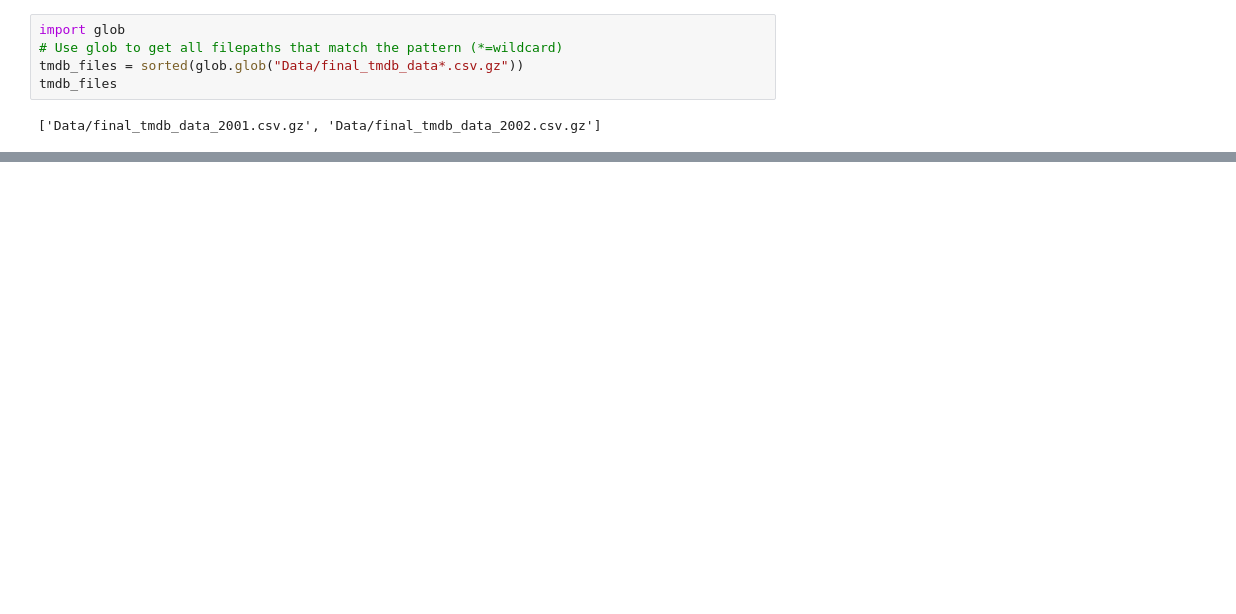
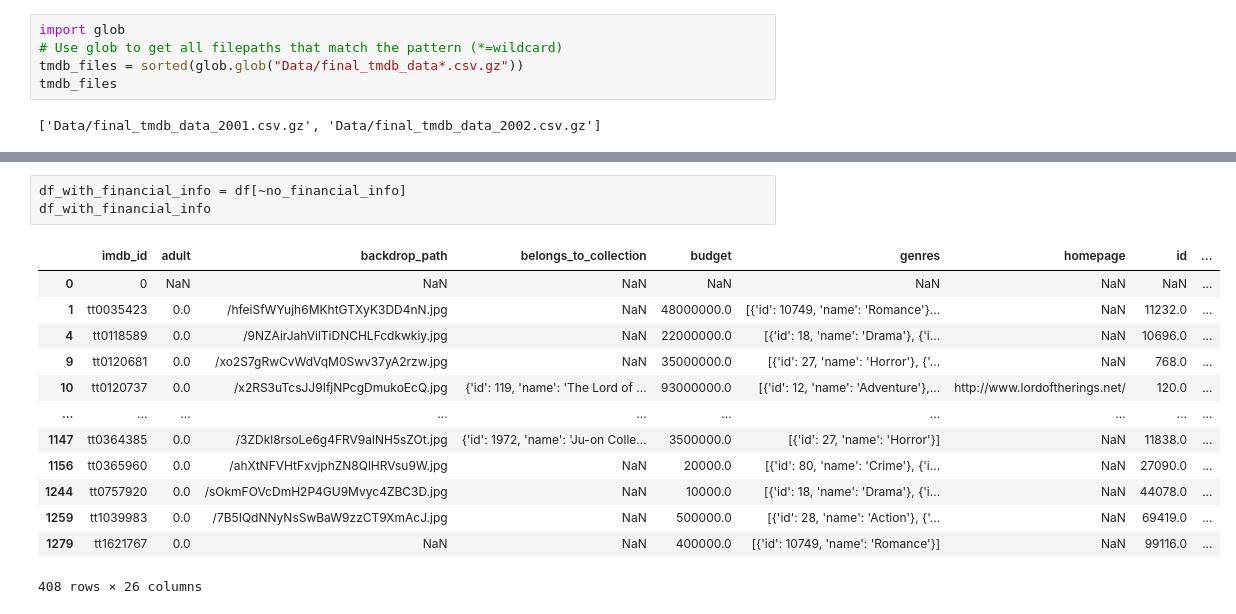
Before and after one commit to donmarcolaureano/Movie-Database, a Jupyter notebook: Financial_Data_EDA.ipynb, the cells around one changed output, grey strips where cells are left out. Saved outputs shown, nothing was run; the diff lists cells and outputs as text; blank space fills up the shorter version.

```diff
--- a/Financial_Data_EDA.ipynb
+++ b/Financial_Data_EDA.ipynb
@@ -210,0 +236,17 @@ Name: budget, Length: 198, dtype: int64
+# %%
+df_with_financial_info = df[~no_financial_info]
+df_with_financial_info
+# %% [output]
+|  | imdb_id | adult | backdrop_path | belongs_to_collection | budget | genres | homepage | id | ... |
+| 0 | 0 | NaN | NaN | NaN | NaN | NaN | NaN | NaN | ... |
+| 1 | tt0035423 | 0.0 | /hfeiSfWYujh6MKhtGTXyK3DD4nN.jpg | NaN | 48000000.0 | [{'id': 10749, 'name': 'Romance'}... | NaN | 11232.0 | ... |
+| 4 | tt0118589 | 0.0 | /9NZAirJahVilTiDNCHLFcdkwkiy.jpg | NaN | 22000000.0 | [{'id': 18, 'name': 'Drama'}, {'i... | NaN | 10696.0 | ... |
+| 9 | tt0120681 | 0.0 | /xo2S7gRwCvWdVqM0Swv37yA2rzw.jpg | NaN | 35000000.0 | [{'id': 27, 'name': 'Horror'}, {'... | NaN | 768.0 | ... |
+| 10 | tt0120737 | 0.0 | /x2RS3uTcsJJ9IfjNPcgDmukoEcQ.jpg | {'id': 119, 'name': 'The Lord of ... | 93000000.0 | [{'id': 12, 'name': 'Adventure'},... | http://www.lordoftherings.net/ | 120.0 | ... |
+| ... | ... | ... | ... | ... | ... | ... | ... | ... | ... |
+| 1147 | tt0364385 | 0.0 | /3ZDkl8rsoLe6g4FRV9alNH5sZOt.jpg | {'id': 1972, 'name': 'Ju-on Colle... | 3500000.0 | [{'id': 27, 'name': 'Horror'}] | NaN | 11838.0 | ... |
+| 1156 | tt0365960 | 0.0 | /ahXtNFVHtFxvjphZN8QlHRVsu9W.jpg | NaN | 20000.0 | [{'id': 80, 'name': 'Crime'}, {'i... | NaN | 27090.0 | ... |
+| 1244 | tt0757920 | 0.0 | /sOkmFOVcDmH2P4GU9Mvyc4ZBC3D.jpg | NaN | 10000.0 | [{'id': 18, 'name': 'Drama'}, {'i... | NaN | 44078.0 | ... |
+| 1259 | tt1039983 | 0.0 | /7B5IQdNNyNsSwBaW9zzCT9XmAcJ.jpg | NaN | 500000.0 | [{'id': 28, 'name': 'Action'}, {'... | NaN | 69419.0 | ... |
+| 1279 | tt1621767 | 0.0 | NaN | NaN | 400000.0 | [{'id': 10749, 'name': 'Romance'}] | NaN | 99116.0 | ... |
+408 rows × 26 columns
```
Also changed, not shown: parts of 13 cells of this notebook, 3 other files.
